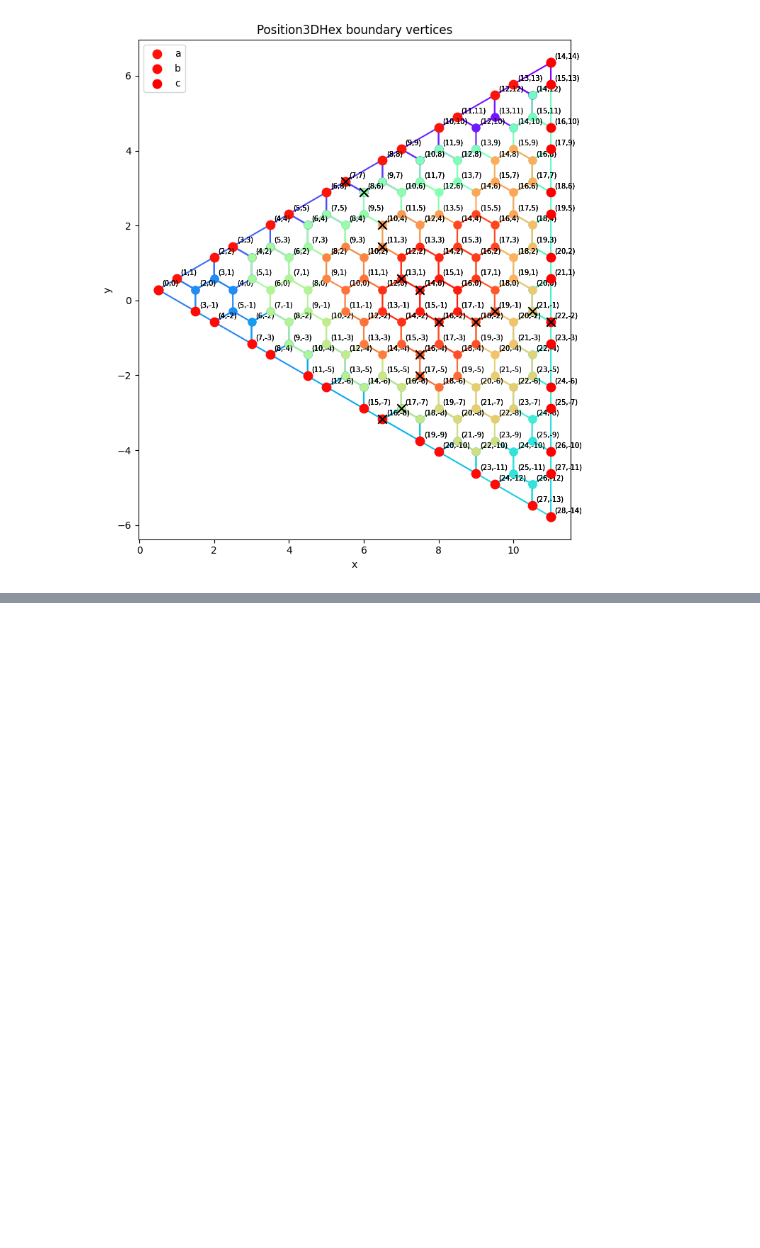
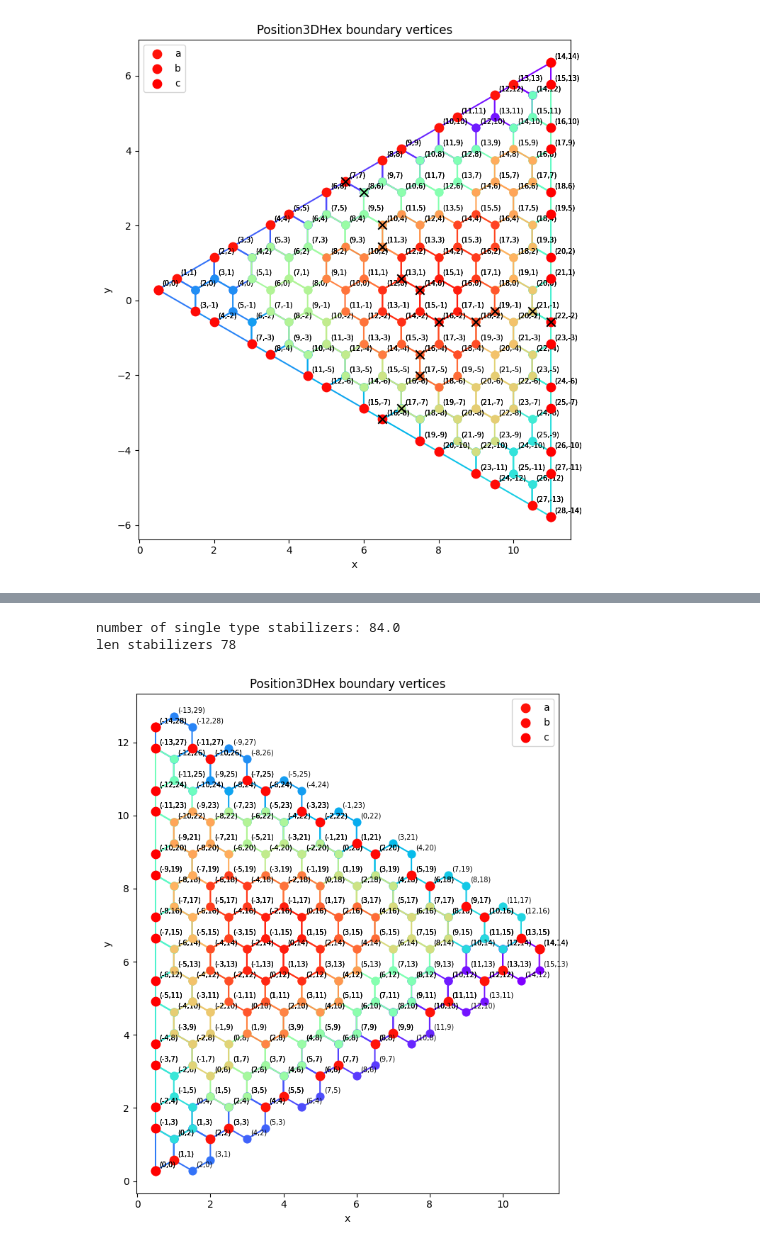
Before and after one commit to LSHerzog/tqec, a Jupyter notebook: temp-laura/stabilizer_test_260308.ipynb, the cells around one changed output, grey strips where cells are left out. Saved outputs shown, nothing was run; the diff lists cells and outputs as text; code cells hidden in the pictures; blank space fills up the shorter version.

```diff
--- a/temp-laura/stabilizer_test_260308.ipynb
+++ b/temp-laura/stabilizer_test_260308.ipynb
@@ -123,0 +139,10 @@ plot_position_dict(dct, stabilizers, star_op)
+# %%
+stabilizers = ZXPrism.patch_stabilizers(d, triangle_type, left_corner, ["c"])
+# %%
+plot_position_dict(dct, stabilizers)
+print("number of single type stabilizers:", (3*(d**2-1))/8)
+print("len stabilizers", len(stabilizers))
+# %% [output]
+number of single type stabilizers: 84.0
+len stabilizers 78
+[figure, added]
```
Also changed, not shown: parts of 21 cells of this notebook, 3 other files.
